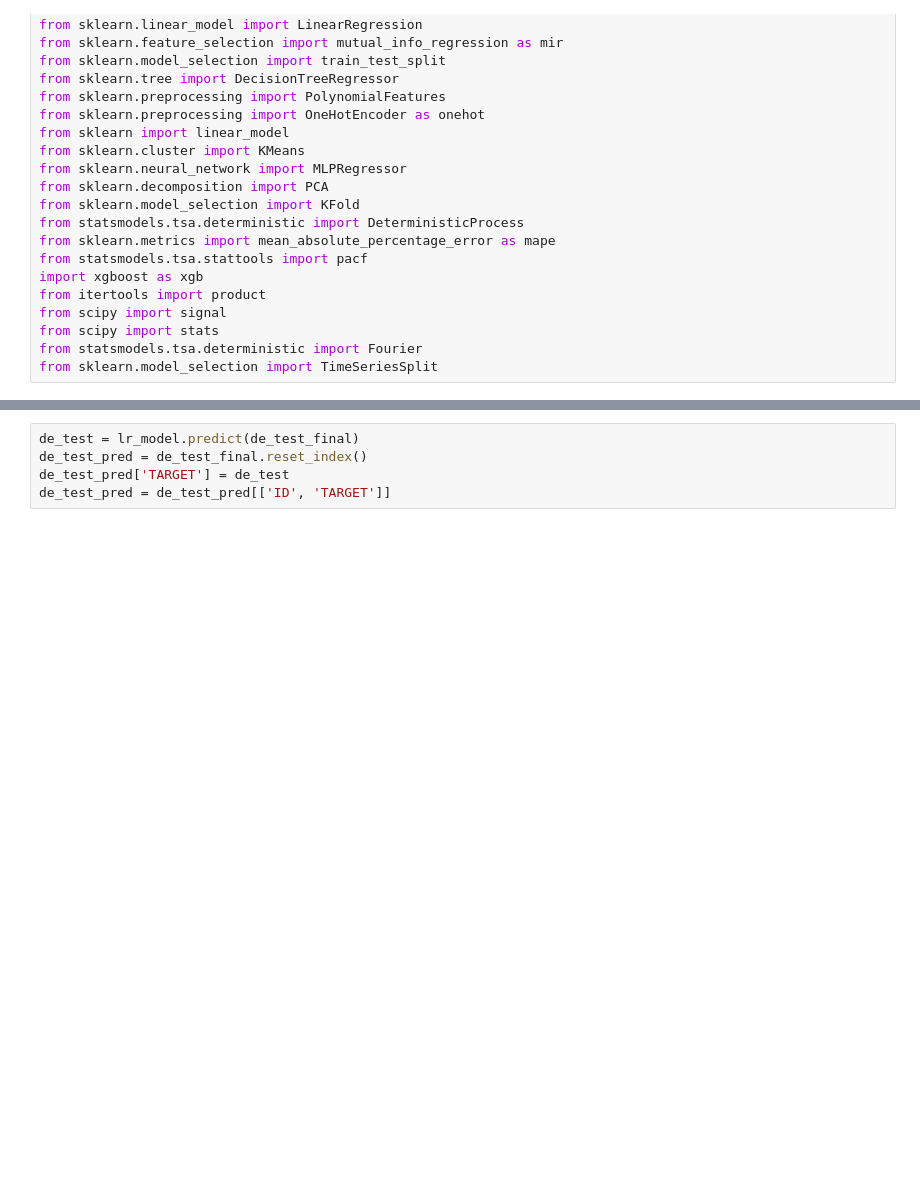
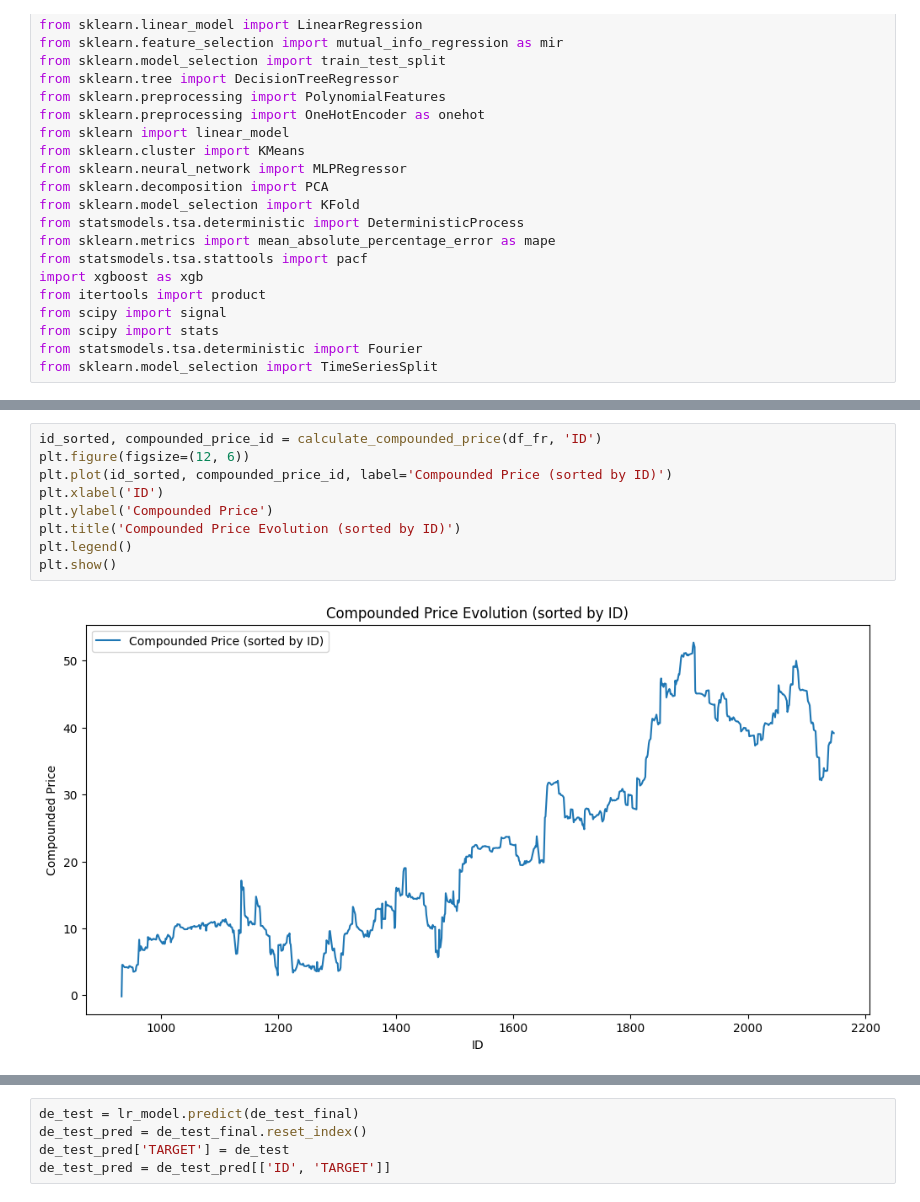
Before and after one commit to xiangyang0608/Ensemble-Learning-Project-G3-T7, a Jupyter notebook: Models/MA.ipynb, the cells around one changed output, grey strips where cells are left out. Cells and saved outputs as stored; diff of their text form; blank space fills up the shorter version.

```diff
--- a/Models/MA.ipynb
+++ b/Models/MA.ipynb
@@ -71,0 +107,11 @@ Index(['ID', 'DE_CONSUMPTION', 'DE_FR_EXCHANGE', 'DE_NET_EXPORT', 'DE_GAS',
+# %%
+id_sorted, compounded_price_id = calculate_compounded_price(df_fr, 'ID')
+plt.figure(figsize=(12, 6))
+plt.plot(id_sorted, compounded_price_id, label='Compounded Price (sorted by ID)')
+plt.xlabel('ID')
+plt.ylabel('Compounded Price')
+plt.title('Compounded Price Evolution (sorted by ID)')
+plt.legend()
+plt.show()
+# %% [output]
+[figure, added]
```
Also changed, not shown: parts of 36 cells of this notebook, 6 other files.
